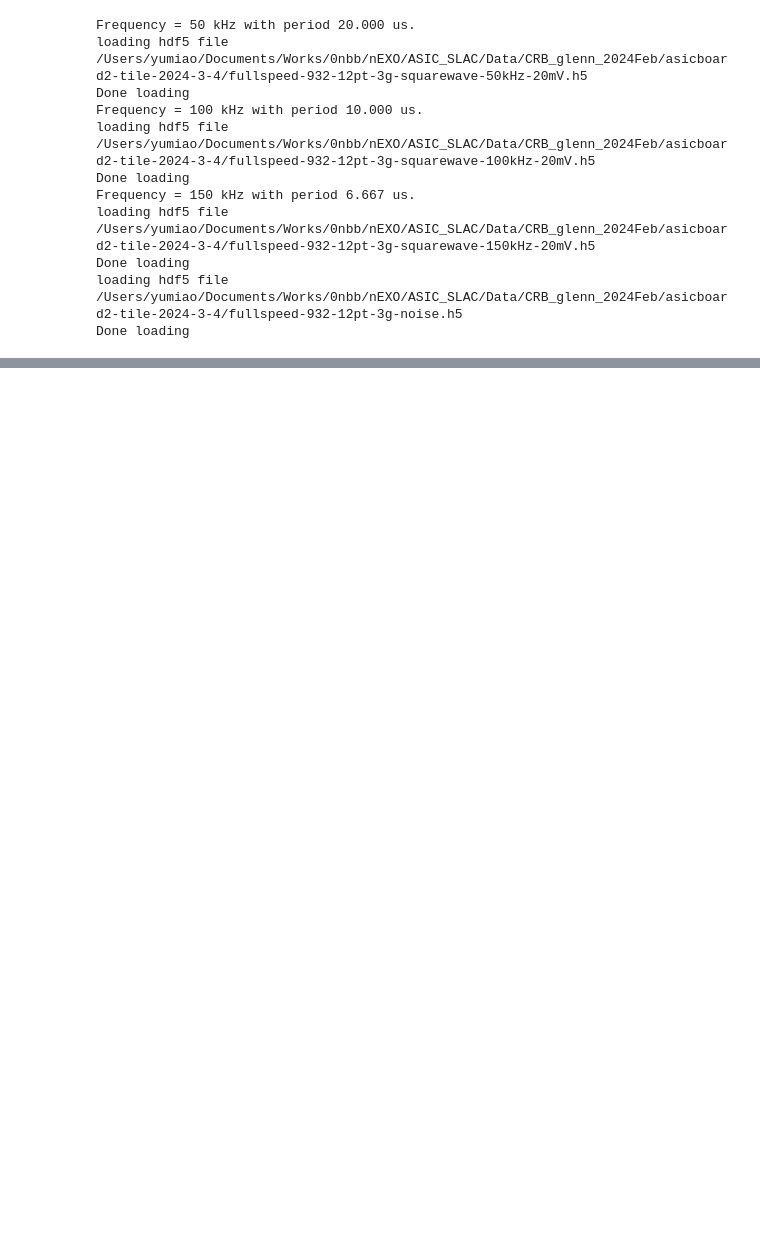
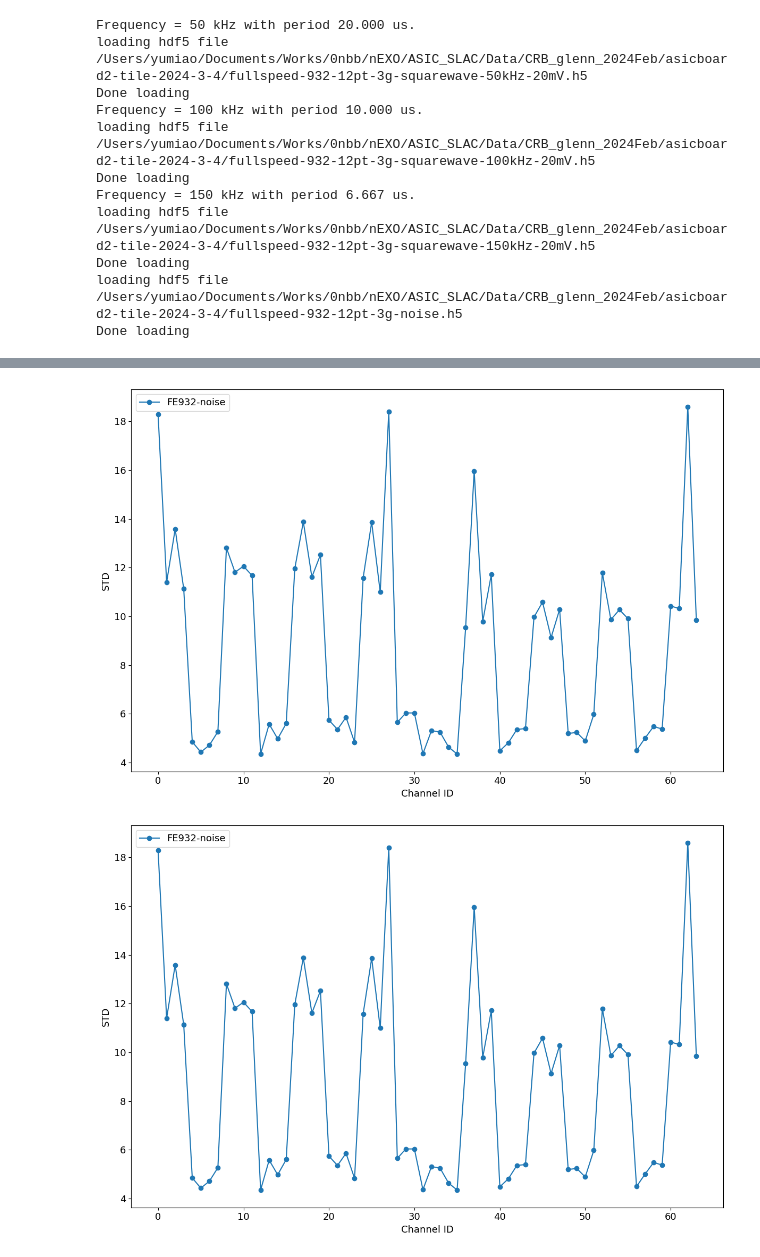
Before and after one commit to YMTheory/nEXO_CRYO_ASIC, a Jupyter notebook: notebooks/CRB/analysis.ipynb, the cells around one changed output, grey strips where cells are left out. Saved outputs shown, nothing was run; the diff lists cells and outputs as text; code cells hidden in the pictures; blank space fills up the shorter version.

```diff
--- a/notebooks/CRB/analysis.ipynb
+++ b/notebooks/CRB/analysis.ipynb
@@ -87,0 +108,5 @@ cmp._plot_std_separately();
+# %%
+cmp._plot_std(['FE932-noise']);
+# %% [output]
+[figure, added]
+[figure, added]
```
Also changed, not shown: parts of 18 cells of this notebook.
